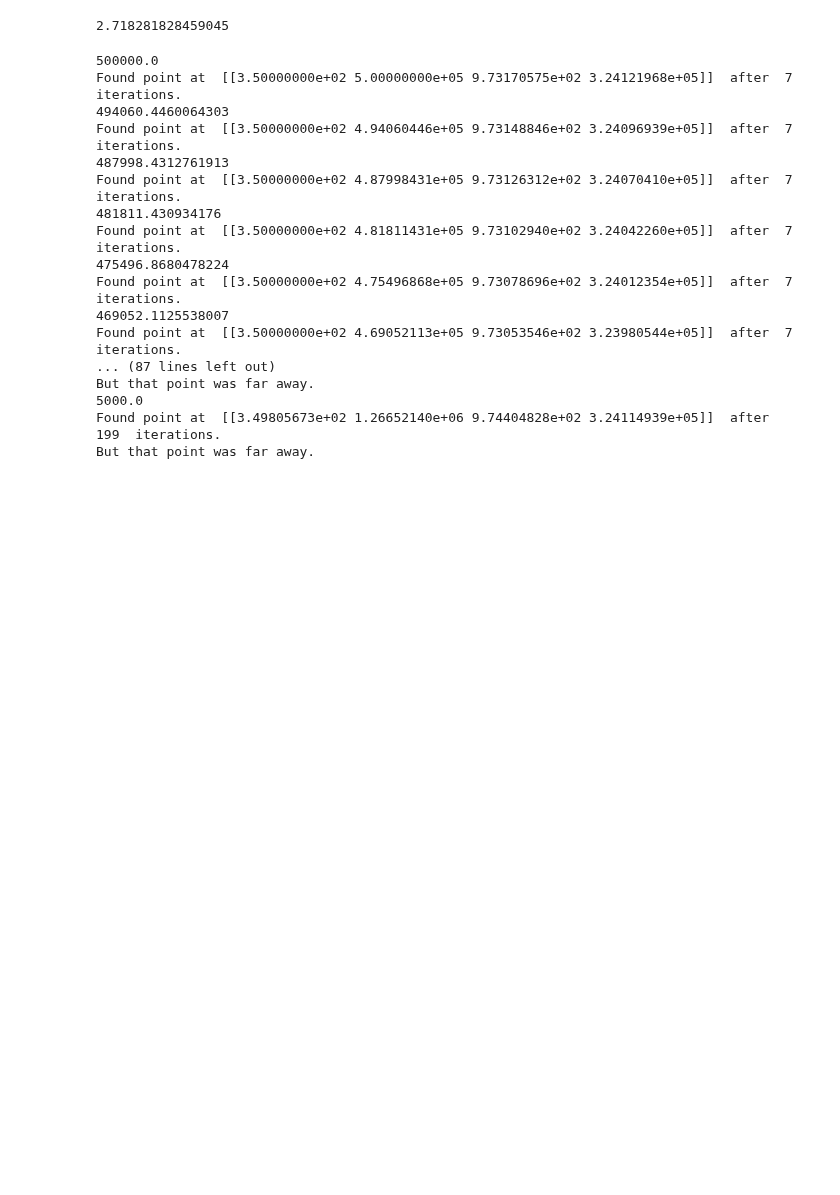
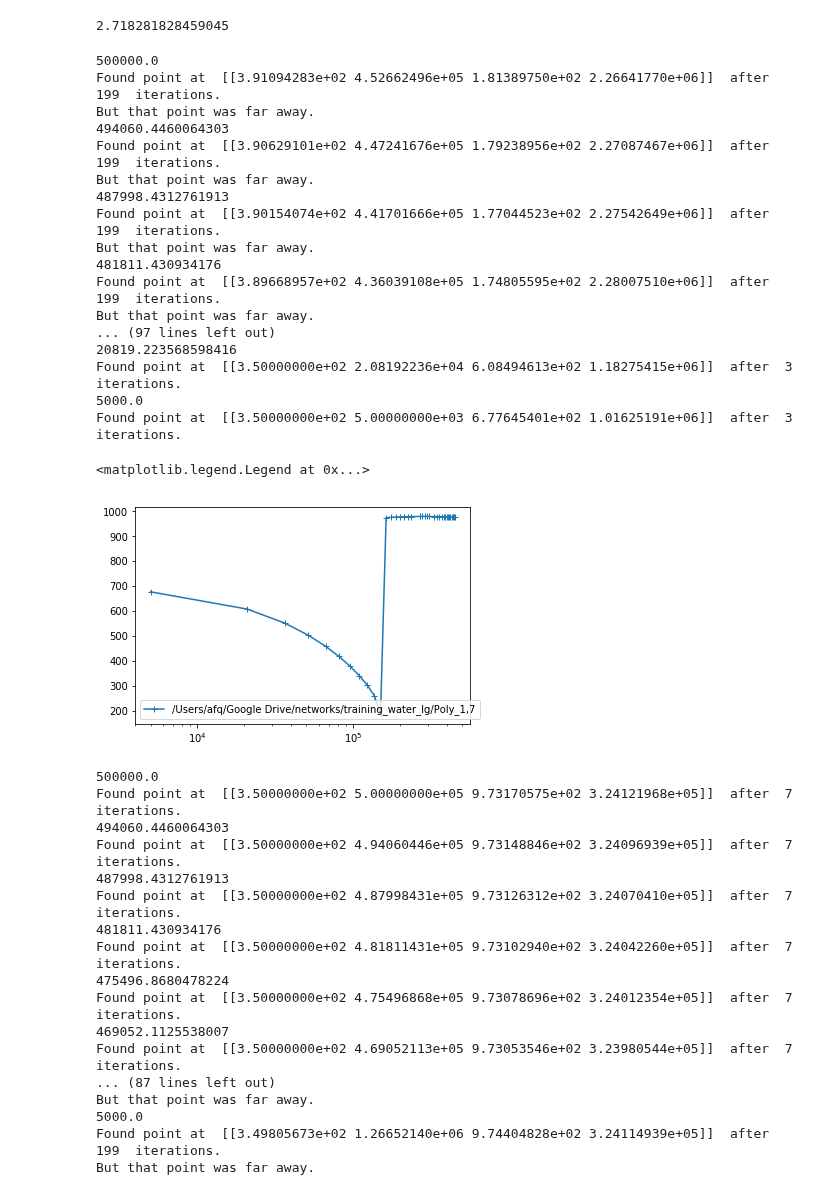
Before and after one commit to afqueiruga/LatentPrimaries, a Jupyter notebook: 9_debugging_one_run.ipynb, the cells around one changed output. Drawn from its saved outputs; the diff is of its cells as text; code cells hidden in the pictures; blank space fills up the shorter version.

```diff
--- a/9_debugging_one_run.ipynb
+++ b/9_debugging_one_run.ipynb
@@ -220,6 +220,29 @@ def plot_contour(ls, problem,method='inversion',xidx=1,yidx=2):
     plt.semilogx(states[:,xidx],states[:,yidx],'+-',label=ls.model_name)
 
     return states
+# %%
+plot_contour(ls_l2g,bt.Transition_L2G,method='inversion')
+plt.legend()
+# %% [output]
+500000.0
+Found point at  [[3.91094283e+02 4.52662496e+05 1.81389750e+02 2.26641770e+06]]  after  199  iterations.
+But that point was far away.
+494060.4460064303
+Found point at  [[3.90629101e+02 4.47241676e+05 1.79238956e+02 2.27087467e+06]]  after  199  iterations.
+But that point was far away.
+487998.4312761913
+Found point at  [[3.90154074e+02 4.41701666e+05 1.77044523e+02 2.27542649e+06]]  after  199  iterations.
+But that point was far away.
+481811.430934176
+Found point at  [[3.89668957e+02 4.36039108e+05 1.74805595e+02 2.28007510e+06]]  after  199  iterations.
+But that point was far away.
+... (97 lines left out)
+20819.223568598416
+Found point at  [[3.50000000e+02 2.08192236e+04 6.08494613e+02 1.18275415e+06]]  after  3  iterations.
+5000.0
+Found point at  [[3.50000000e+02 5.00000000e+03 6.77645401e+02 1.01625191e+06]]  after  3  iterations.
+<matplotlib.legend.Legend at 0x...>
+[figure, added]
 # %%
 # plot_contour(ls_l2g,bt.Transition_L2G,method='inversion')
 plot_contour(ls_l2g_s,bt.Transition_L2G,method='inversion')
```
Also changed, not shown: 1 other file.
